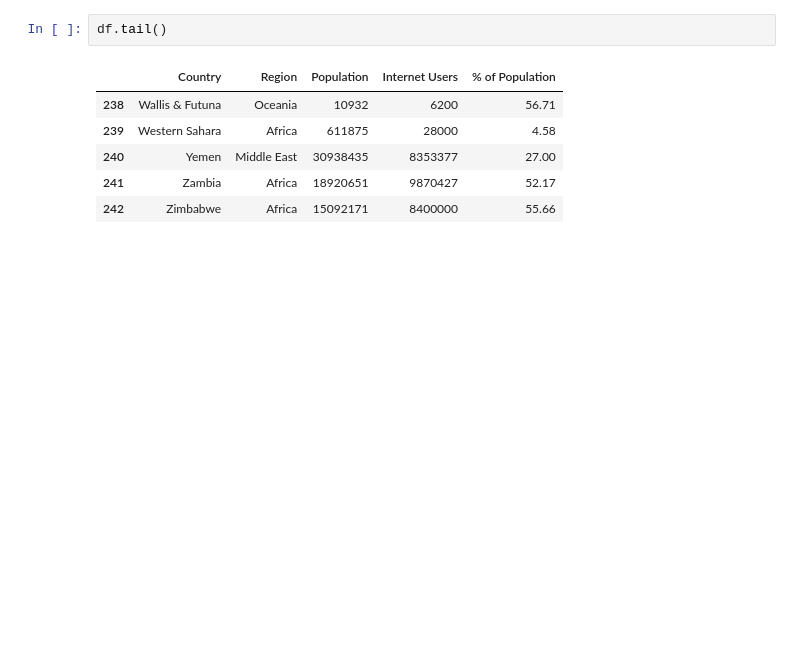
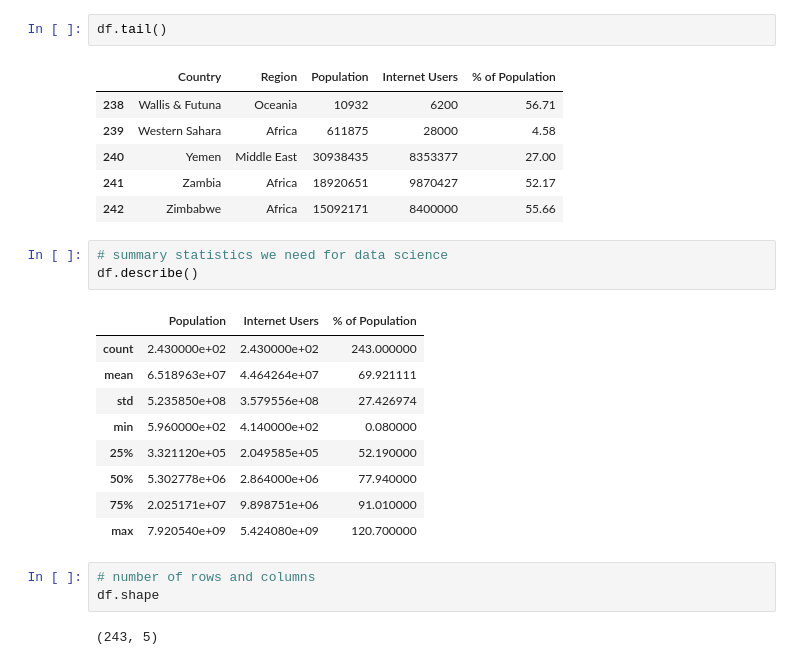
Before and after one commit to sanjibsinha/Machine-Learning-Primer, a Jupyter notebook: pd_four.ipynb, the cells around one changed output. Saved outputs shown, nothing was run; the diff lists cells and outputs as text; blank space fills up the shorter version.

```diff
--- a/pd_four.ipynb
+++ b/pd_four.ipynb
@@ -37,3 +37,21 @@ df.tail()
 | 240 | Yemen | Middle East | 30938435 | 8353377 | 27.00 |
 | 241 | Zambia | Africa | 18920651 | 9870427 | 52.17 |
 | 242 | Zimbabwe | Africa | 15092171 | 8400000 | 55.66 |
+# %%
+# summary statistics we need for data science
+df.describe()
+# %% [output]
+|  | Population | Internet Users | % of Population |
+| count | 2.430000e+02 | 2.430000e+02 | 243.000000 |
+| mean | 6.518963e+07 | 4.464264e+07 | 69.921111 |
+| std | 5.235850e+08 | 3.579556e+08 | 27.426974 |
+| min | 5.960000e+02 | 4.140000e+02 | 0.080000 |
+| 25% | 3.321120e+05 | 2.049585e+05 | 52.190000 |
+| 50% | 5.302778e+06 | 2.864000e+06 | 77.940000 |
+| 75% | 2.025171e+07 | 9.898751e+06 | 91.010000 |
+| max | 7.920540e+09 | 5.424080e+09 | 120.700000 |
+# %%
+# number of rows and columns
+df.shape
+# %% [output]
+(243, 5)
```
Also changed, not shown: parts of 4 cells of this notebook.
